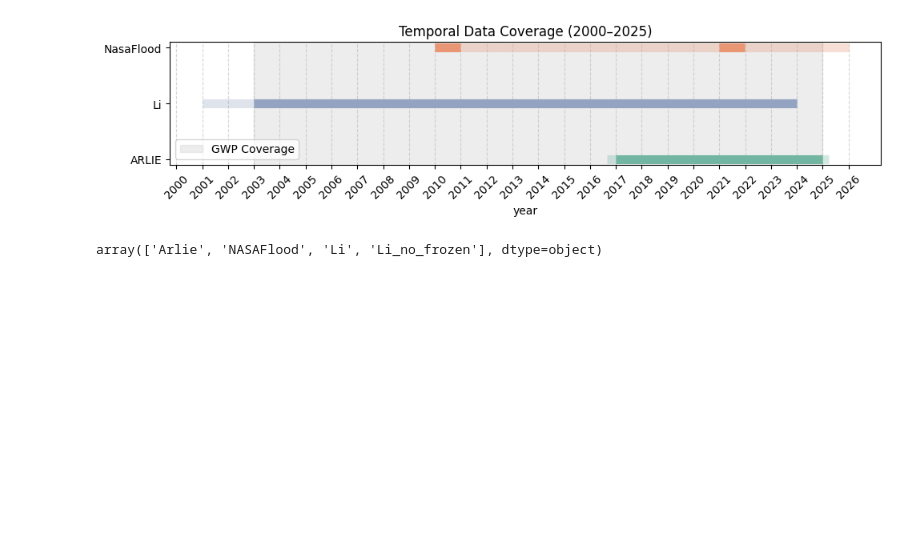
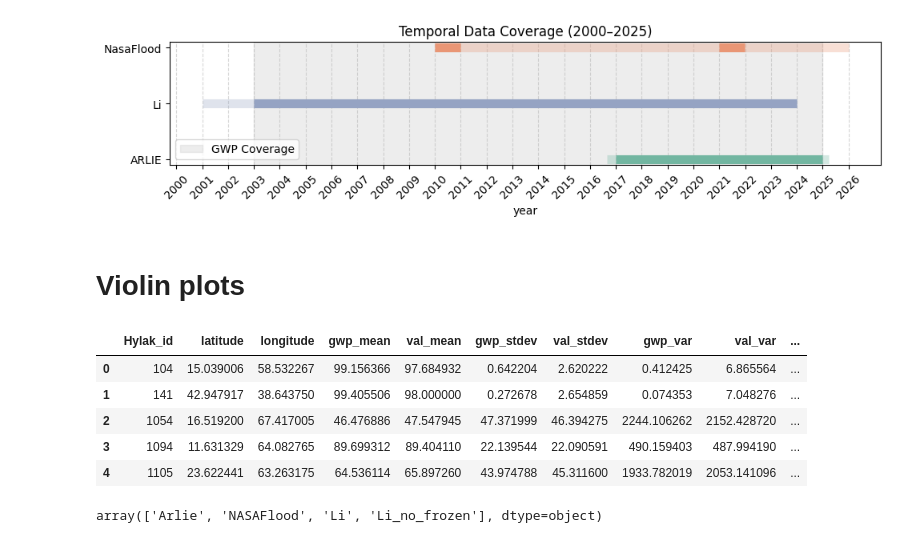
Before and after one commit to ElenaScholz/gwp-validation, a Jupyter notebook: notebooks/plots.ipynb, the cells around one changed output. Cells and saved outputs as stored; diff of their text form; code cells hidden in the pictures; blank space fills up the shorter version.

```diff
--- a/notebooks/plots.ipynb
+++ b/notebooks/plots.ipynb
@@ -93,10 +95,21 @@ plt.tight_layout()
 plt.show()
 # %% [output]
 [figure]
+# %% [markdown]
+# Violin plots
 # %%
 import pandas as pd
 # %%
 stats_df_10 = pd.read_csv(r"T:\DLR\Analysis3\Results_10percDisr\all_stats_df.csv")
+# %%
+stats_df_10.head()
+# %% [output]
+|  | Hylak_id | latitude | longitude | gwp_mean | val_mean | gwp_stdev | val_stdev | gwp_var | val_var | ... |
+| 0 | 104 | 15.039006 | 58.532267 | 99.156366 | 97.684932 | 0.642204 | 2.620222 | 0.412425 | 6.865564 | ... |
+| 1 | 141 | 42.947917 | 38.643750 | 99.405506 | 98.000000 | 0.272678 | 2.654859 | 0.074353 | 7.048276 | ... |
+| 2 | 1054 | 16.519200 | 67.417005 | 46.476886 | 47.547945 | 47.371999 | 46.394275 | 2244.106262 | 2152.428720 | ... |
+| 3 | 1094 | 11.631329 | 64.082765 | 89.699312 | 89.404110 | 22.139544 | 22.090591 | 490.159403 | 487.994190 | ... |
+| 4 | 1105 | 23.622441 | 63.263175 | 64.536114 | 65.897260 | 43.974788 | 45.311600 | 1933.782019 | 2053.141096 | ... |
 # %%
 import matplotlib.pyplot as plt
 import seaborn as sns
```
Also changed, not shown: parts of 21 cells of this notebook, 2 other files.
